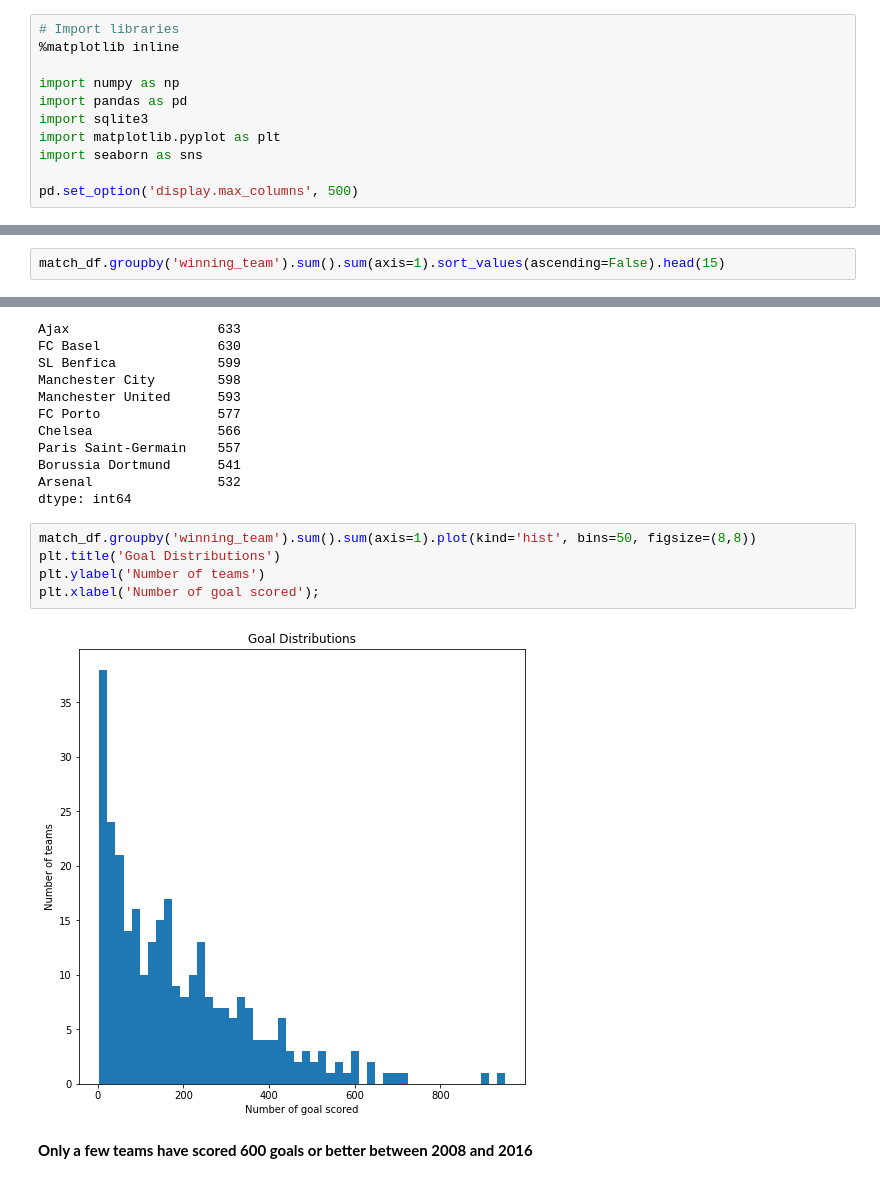
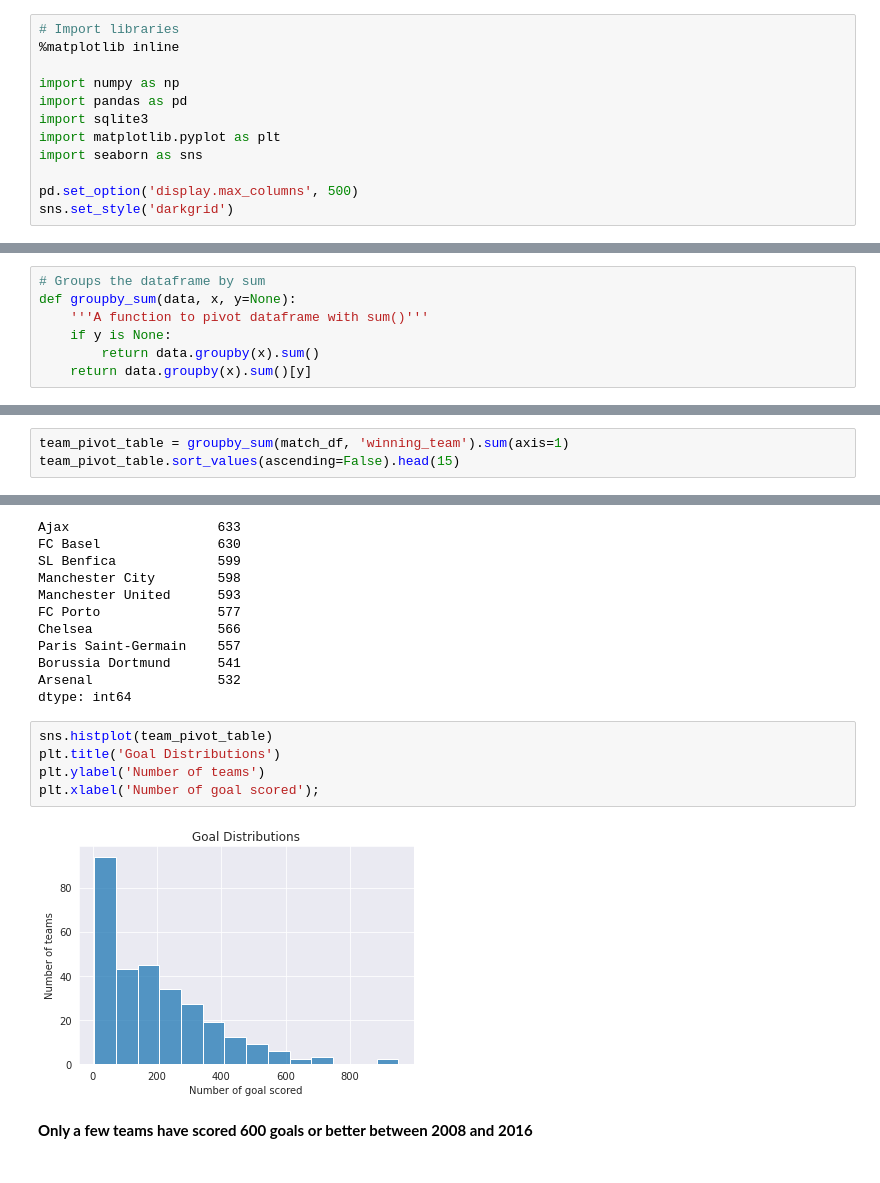
Before and after one commit to DaveOkpare/european-soccer-analysis, a Jupyter notebook: Investigate_a_Dataset.ipynb, the cells around one changed output, grey strips where cells are left out. Cells and saved outputs as stored; diff of their text form.

```diff
--- a/Investigate_a_Dataset.ipynb
+++ b/Investigate_a_Dataset.ipynb
@@ -77,6 +65,7 @@ import matplotlib.pyplot as plt
 import seaborn as sns
 
 pd.set_option('display.max_columns', 500)
+sns.set_style('darkgrid')
 # %% [markdown]
 <a id='wrangling'></a>
 ## Data Wrangling
@@ -387 +393,8 @@ We will calculate the mean penalty attribute of each player. For the scores, we
+# %%
+# Groups the dataframe by sum
+def groupby_sum(data, x, y=None):
+    '''A function to pivot dataframe with sum()'''
+    if y is None:
+        return data.groupby(x).sum()
+    return data.groupby(x).sum()[y]
 # %%
@@ -578,7 +583,8 @@ away_goal         10
 winning_team     296
 dtype: int64
 # %%
-match_df.groupby('winning_team').sum().sum(axis=1).sort_values(ascending=False).head(15)
+team_pivot_table = groupby_sum(match_df, 'winning_team').sum(axis=1)
+team_pivot_table.sort_values(ascending=False).head(15)
 # %% [output]
 winning_team
 Real Madrid CF         951
@@ -598,12 +604,12 @@ Borussia Dortmund      541
 Arsenal                532
 dtype: int64
 # %%
-match_df.groupby('winning_team').sum().sum(axis=1).plot(kind='hist', bins=50, figsize=(8,8))
+sns.histplot(team_pivot_table)
 plt.title('Goal Distributions')
 plt.ylabel('Number of teams')
 plt.xlabel('Number of goal scored');
 # %% [output]
-[figure, old version]
+[figure, new version]
 # %% [markdown]
 **Only a few teams have scored 600 goals or better between 2008 and 2016**
 # %% [markdown]
```
Also changed, not shown: parts of 33 cells of this notebook.
